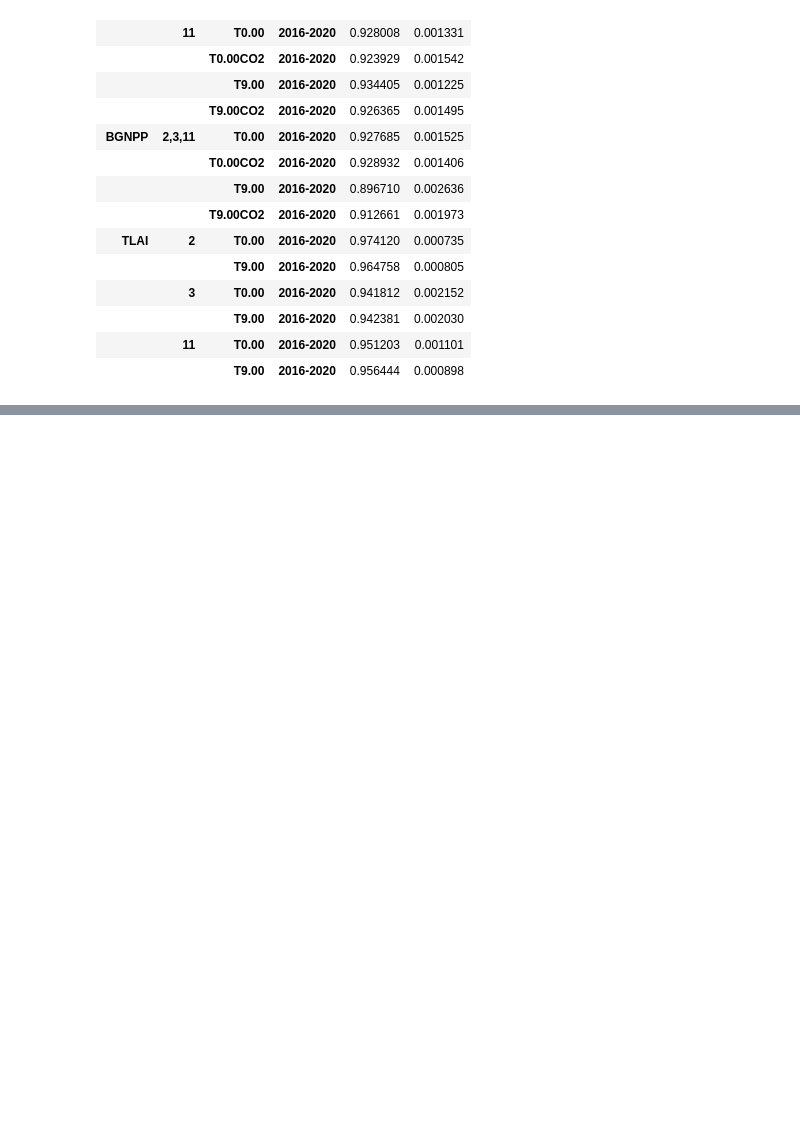
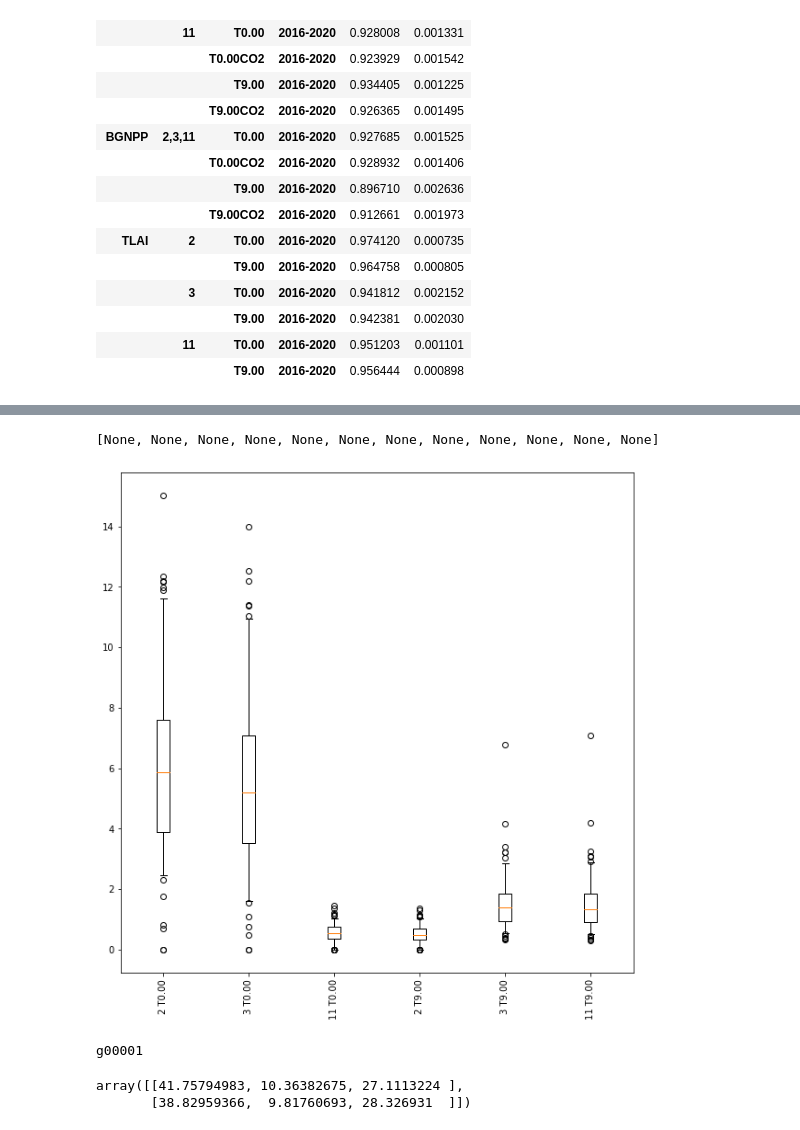
Before and after one commit to ypwong22/elm_nutrients, a Jupyter notebook: uq_examine.ipynb, the cells around one changed output, grey strips where cells are left out. Saved outputs shown, nothing was run; the diff lists cells and outputs as text; code cells hidden in the pictures; blank space fills up the shorter version.

```diff
--- a/uq_examine.ipynb
+++ b/uq_examine.ipynb
@@ -149,26 +150,0 @@ print('Number of valid folders:', len(folders_grew))
-# %%
-grow_these_pfts = [2, 3, 11]
-mytreatment = ['T0.00', 'T9.00']
-case = 'UQ_default2_US-SPR_ICB20TRCNPRDCTCBC'
-
-# check if all the required PFTs grew. If not, return invalid runs.
-unique_treatments = np.unique(mytreatment)
-
-max_tlai = np.zeros((4000, len(unique_treatments), len(grow_these_pfts)), dtype = float)
-for run in range(4000):
-    for t, treatment in enumerate(unique_treatments):
-        rundir = f'/lustre/or-scratch/cades-ccsi/scratch/ywo/E3SM/output/UQ/UQ_default_US-SPR_ICB20TRCNPRDCTCBC/g{(run+1):5g}/{treatment}/'
-        flist = [rundir+case+'.clm2.h1.'+str(10000+y)[1:]+'-01-01-00000.nc' for y in range(2016, 2021)]
-        hr = xr.open_mfdataset(flist)
-        tlai = hr['TLAI'].resample('time.year').max().mean(axis = 0)
-        for p, pft in enumerate(grow_these_pfts):
-            max_tlai[run, t, p] = float(tlai[pft] * 0.64 + tlai[pft + 17] * 0.36)
-        hr.close()
-
-fig, ax = plt.subplots(figsize = (10, 10))
-for t, treatment in enumerate(unique_treatments):
-    for p, pft in enumerate(grow_these_pfts):
-        ax.boxplot(max_tlai[:, t, p], whis = [5, 95], positions = [p * 2 + t])
-ax.set_xticks(range(len(unique_treatments) * len(grow_these_pfts)))
-ax.set_xticklabels([f'{pft} {treatment}' for treatment in unique_treatments for pft in grow_these_pfts])
-plt.setp(ax.get_xticklabels(), rotation = 90)
@@ -210,0 +201,19 @@ folders_grew
+# %%
+with open(outfile, 'rb') as f:
+    max_tlai = np.load(f)
+
+# convert from patch to grid level
+max_tlai[:, :, 0] = max_tlai[:, :, 0] * 0.36
+max_tlai[:, :, 1] = max_tlai[:, :, 1] * 0.14
+max_tlai[:, :, 2] = max_tlai[:, :, 2] * 0.25
+
+fig, ax = plt.subplots(figsize = (10, 10))
+for t, treatment in enumerate(unique_treatments):
+    for p, pft in enumerate(grow_these_pfts):
+        ax.boxplot(max_tlai[:, t, p], whis = [5, 95], positions = [p * 2 + t])
+ax.set_xticks(range(len(unique_treatments) * len(grow_these_pfts)))
+ax.set_xticklabels([f'{pft} {treatment}' for treatment in unique_treatments for pft in grow_these_pfts])
+plt.setp(ax.get_xticklabels(), rotation = 90)
+# %% [output]
+[None, None, None, None, None, None, None, None, None, None, None, None]
+[figure, added]
@@ -210,0 +224,14 @@ folders_grew
+# %%
+with open('./temp/folders_grew.pkl', 'rb') as f:
+    folders_grew = pickle.load(f)
+for count, folder in enumerate(folders_grew[::17]):
+    break
+print(folder)
+# %% [output]
+g00001
+# %%
+max_tlai.max(axis = 0)
+#np.where((max_tlai[:, 0, 0] > 3) & (max_tlai[:, 0, 1] > 3) & (max_tlai[:, 0, 2] > 3))
+# %% [output]
+array([[41.75794983, 10.36382675, 27.1113224 ],
+       [38.82959366,  9.81760693, 28.326931  ]])
```
Also changed, not shown: parts of 7 cells of this notebook, 11 other files.
